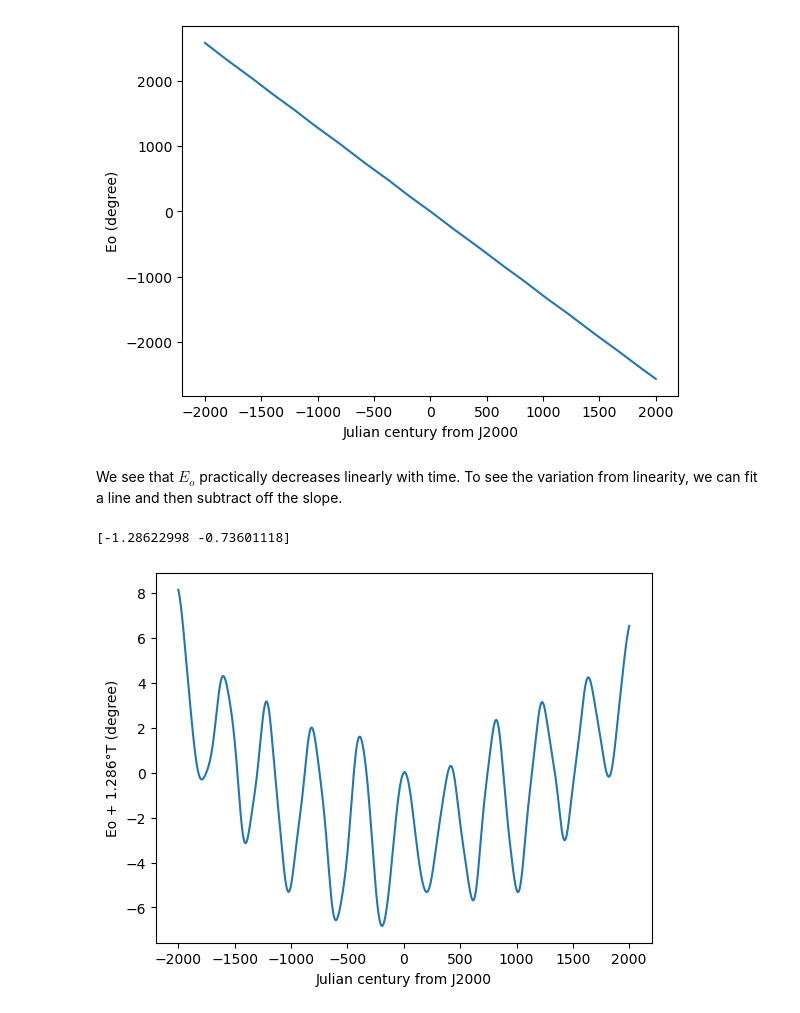
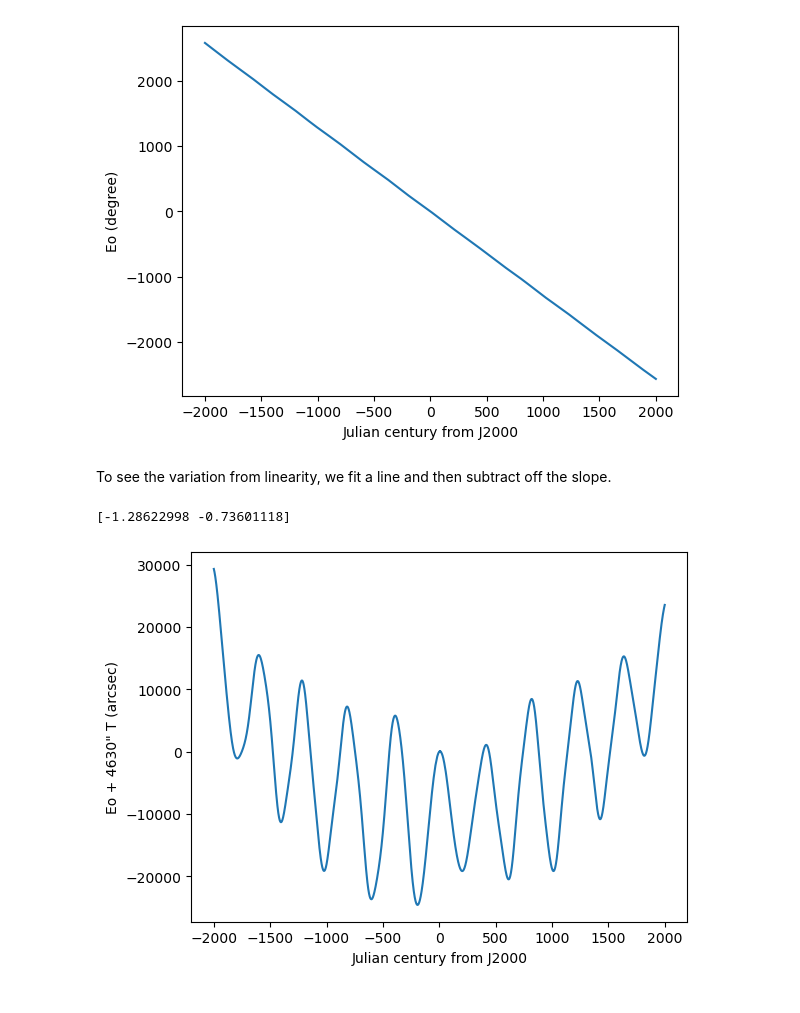
Before and after one commit to ytliu0/CIO, a Jupyter notebook: examples.ipynb, the cells around one changed output. Cells and saved outputs as stored; diff of their text form; code cells hidden in the pictures.

```diff
--- a/examples.ipynb
+++ b/examples.ipynb
@@ -152,6 +171,6 @@ plt.show()
 # %% [output]
 [figure]
 # %% [markdown]
-We see that $E_o$ practically decreases linearly with time. To see the variation from linearity, we can fit a line and then subtract off the slope.
+To see the variation from linearity, we fit a line and then subtract off the slope.
 # %%
 # Fit a line
@@ -162,9 +180,9 @@ print(popt)
 [-1.28622998 -0.73601118]
 # %%
 # remove the slope
-plt.plot(T, Eo - popt[0]*T)
+plt.plot(T, (Eo - popt[0]*T)*3600)
 plt.xlabel('Julian century from J2000')
-plt.ylabel('Eo + '+str(round(-popt[0],3))+u'\u00b0'+'T (degree)')
+plt.ylabel('Eo + '+str(round(-popt[0]*3600))+'" T (arcsec)')
 plt.show()
 # %% [output]
-[figure, old version]
+[figure, new version]
```
Also changed, not shown: parts of 5 cells of this notebook, 5 other files.
